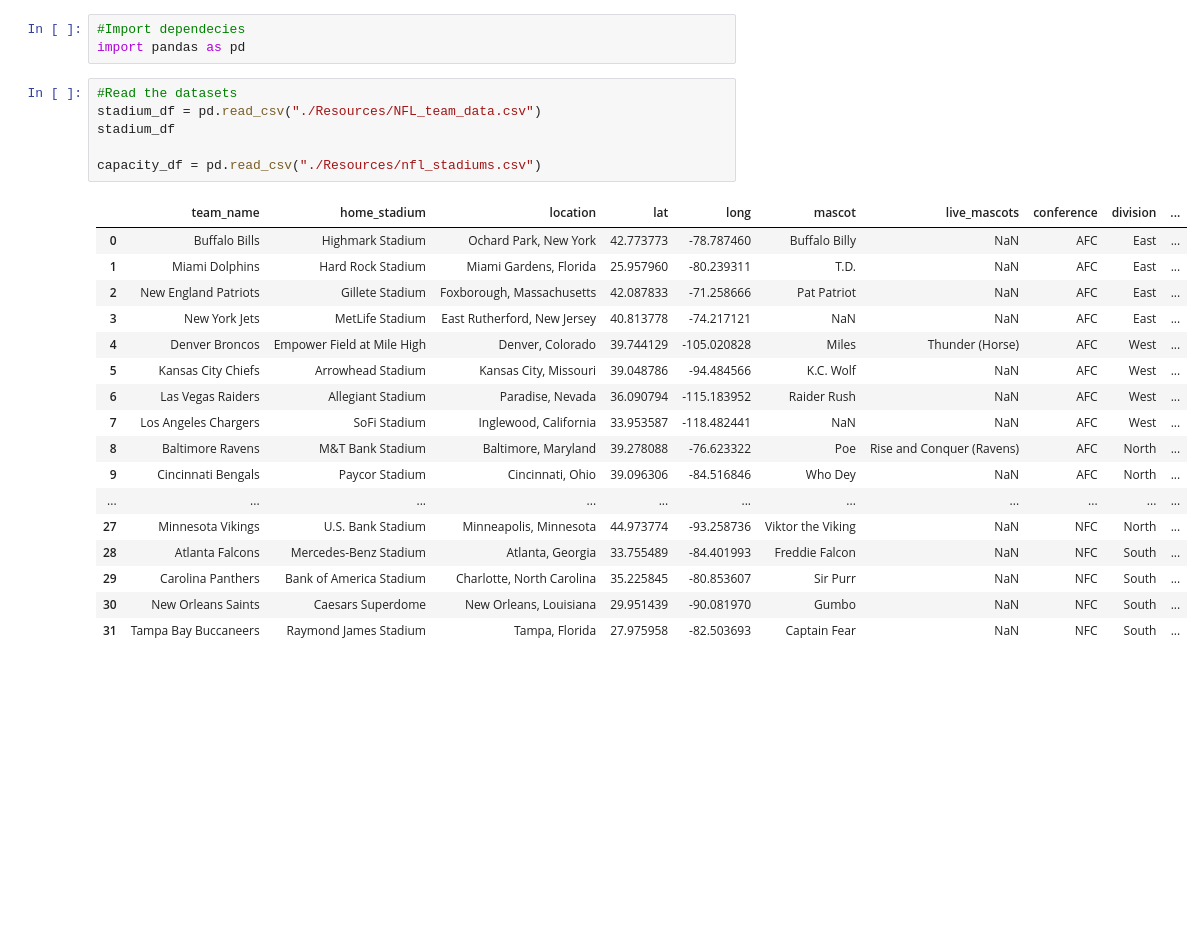
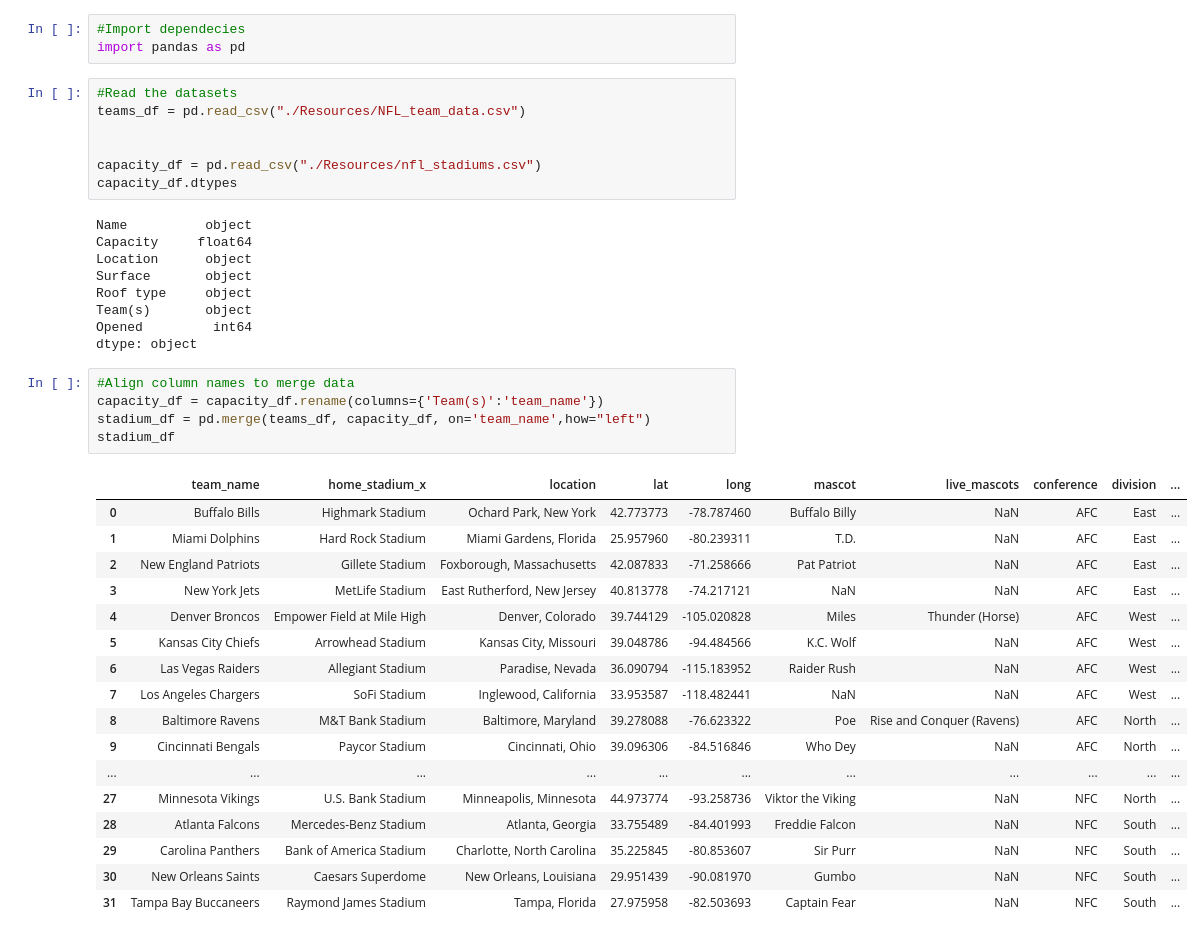
Before and after one commit to lilianaperezdiaz/nfl_project, a Jupyter notebook: clean_stadium_data_LPD copy.ipynb, the cells around one changed output. Cells and saved outputs as stored; diff of their text form; blank space fills up the shorter version.

```diff
--- a/clean_stadium_data_LPD.ipynb
+++ b/clean_stadium_data_LPD copy.ipynb
@@ -3,28 +3,43 @@
 import pandas as pd
 # %%
 #Read the datasets
-stadium_df = pd.read_csv("./Resources/NFL_team_data.csv")
-stadium_df
+teams_df = pd.read_csv("./Resources/NFL_team_data.csv")
+
 
 capacity_df = pd.read_csv("./Resources/nfl_stadiums.csv")
+capacity_df.dtypes
 # %% [output]
-|  | team_name | home_stadium | location | lat | long | mascot | live_mascots | conference | division | ... |
-| 0 | Buffalo Bills | Highmark Stadium | Ochard Park, New York | 42.773773 | -78.787460 | Buffalo Billy | NaN | AFC | East | ... |
-| 1 | Miami Dolphins | Hard Rock Stadium | Miami Gardens, Florida | 25.957960 | -80.239311 | T.D. | NaN | AFC | East | ... |
-| 2 | New England Patriots | Gillete Stadium | Foxborough, Massachusetts | 42.087833 | -71.258666 | Pat Patriot | NaN | AFC | East | ... |
-| 3 | New York Jets | MetLife Stadium | East Rutherford, New Jersey | 40.813778 | -74.217121 | NaN | NaN | AFC | East | ... |
-| 4 | Denver Broncos | Empower Field at Mile High | Denver, Colorado | 39.744129 | -105.020828 | Miles | Thunder (Horse) | AFC | West | ... |
-| 5 | Kansas City Chiefs | Arrowhead Stadium | Kansas City, Missouri | 39.048786 | -94.484566 | K.C. Wolf | NaN | AFC | West | ... |
-| 6 | Las Vegas Raiders | Allegiant Stadium | Paradise, Nevada | 36.090794 | -115.183952 | Raider Rush | NaN | AFC | West | ... |
-| 7 | Los Angeles Chargers | SoFi Stadium | Inglewood, California | 33.953587 | -118.482441 | NaN | NaN | AFC | West | ... |
-| 8 | Baltimore Ravens | M&T Bank Stadium | Baltimore, Maryland | 39.278088 | -76.623322 | Poe | Rise and Conquer (Ravens) | AFC | North | ... |
-| 9 | Cincinnati Bengals | Paycor Stadium | Cincinnati, Ohio | 39.096306 | -84.516846 | Who Dey | NaN | AFC | North | ... |
-| ... | ... | ... | ... | ... | ... | ... | ... | ... | ... | ... |
-| 27 | Minnesota Vikings | U.S. Bank Stadium | Minneapolis, Minnesota | 44.973774 | -93.258736 | Viktor the Viking | NaN | NFC | North | ... |
-| 28 | Atlanta Falcons | Mercedes-Benz Stadium | Atlanta, Georgia | 33.755489 | -84.401993 | Freddie Falcon | NaN | NFC | South | ... |
-| 29 | Carolina Panthers | Bank of America Stadium | Charlotte, North Carolina | 35.225845 | -80.853607 | Sir Purr | NaN | NFC | South | ... |
-| 30 | New Orleans Saints | Caesars Superdome | New Orleans, Louisiana | 29.951439 | -90.081970 | Gumbo | NaN | NFC | South | ... |
-| 31 | Tampa Bay Buccaneers | Raymond James Stadium | Tampa, Florida | 27.975958 | -82.503693 | Captain Fear | NaN | NFC | South | ... |
+Name          object
+Capacity     float64
+Location      object
+Surface       object
+Roof type     object
+Team(s)       object
+Opened         int64
+dtype: object
+# %%
+#Align column names to merge data
+capacity_df = capacity_df.rename(columns={'Team(s)':'team_name'})
+stadium_df = pd.merge(teams_df, capacity_df, on='team_name',how="left")
+stadium_df
+# %% [output]
+|  | team_name | home_stadium_x | location | lat | long | mascot | live_mascots | conference | division | ... |
+| 0 | Buffalo Bills | Highmark Stadium | Ochard Park, New York | 42.773773 | -78.787460 | Buffalo Billy | NaN | AFC | East | ... |
+| 1 | Miami Dolphins | Hard Rock Stadium | Miami Gardens, Florida | 25.957960 | -80.239311 | T.D. | NaN | AFC | East | ... |
+| 2 | New England Patriots | Gillete Stadium | Foxborough, Massachusetts | 42.087833 | -71.258666 | Pat Patriot | NaN | AFC | East | ... |
+| 3 | New York Jets | MetLife Stadium | East Rutherford, New Jersey | 40.813778 | -74.217121 | NaN | NaN | AFC | East | ... |
+| 4 | Denver Broncos | Empower Field at Mile High | Denver, Colorado | 39.744129 | -105.020828 | Miles | Thunder (Horse) | AFC | West | ... |
+| 5 | Kansas City Chiefs | Arrowhead Stadium | Kansas City, Missouri | 39.048786 | -94.484566 | K.C. Wolf | NaN | AFC | West | ... |
+| 6 | Las Vegas Raiders | Allegiant Stadium | Paradise, Nevada | 36.090794 | -115.183952 | Raider Rush | NaN | AFC | West | ... |
+| 7 | Los Angeles Chargers | SoFi Stadium | Inglewood, California | 33.953587 | -118.482441 | NaN | NaN | AFC | West | ... |
+| 8 | Baltimore Ravens | M&T Bank Stadium | Baltimore, Maryland | 39.278088 | -76.623322 | Poe | Rise and Conquer (Ravens) | AFC | North | ... |
+| 9 | Cincinnati Bengals | Paycor Stadium | Cincinnati, Ohio | 39.096306 | -84.516846 | Who Dey | NaN | AFC | North | ... |
+| ... | ... | ... | ... | ... | ... | ... | ... | ... | ... | ... |
+| 27 | Minnesota Vikings | U.S. Bank Stadium | Minneapolis, Minnesota | 44.973774 | -93.258736 | Viktor the Viking | NaN | NFC | North | ... |
+| 28 | Atlanta Falcons | Mercedes-Benz Stadium | Atlanta, Georgia | 33.755489 | -84.401993 | Freddie Falcon | NaN | NFC | South | ... |
+| 29 | Carolina Panthers | Bank of America Stadium | Charlotte, North Carolina | 35.225845 | -80.853607 | Sir Purr | NaN | NFC | South | ... |
+| 30 | New Orleans Saints | Caesars Superdome | New Orleans, Louisiana | 29.951439 | -90.081970 | Gumbo | NaN | NFC | South | ... |
+| 31 | Tampa Bay Buccaneers | Raymond James Stadium | Tampa, Florida | 27.975958 | -82.503693 | Captain Fear | NaN | NFC | South | ... |
 # %%
 #Create a list for the column names
 columns = list(stadium_df)
```
Also changed, not shown: parts of 7 cells of this notebook.
